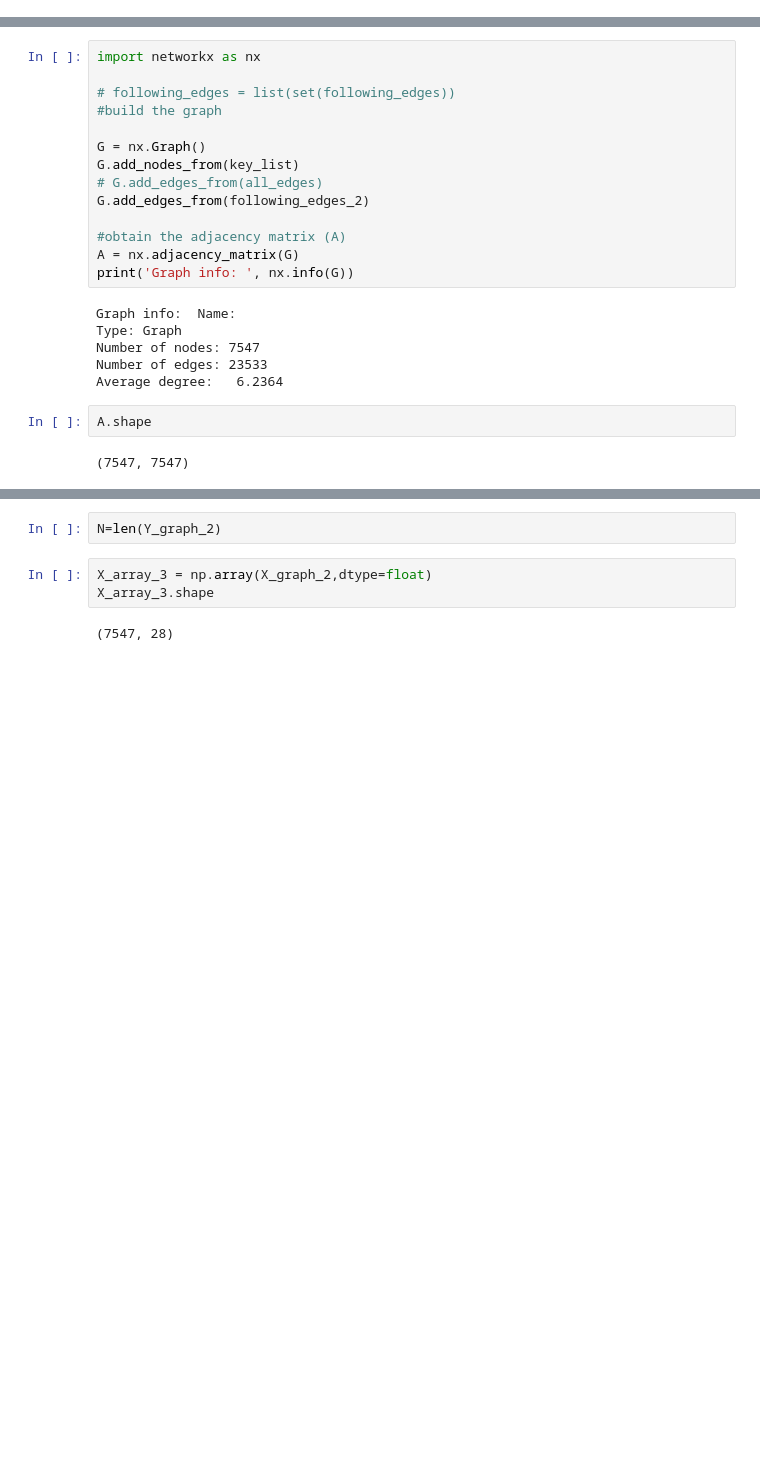
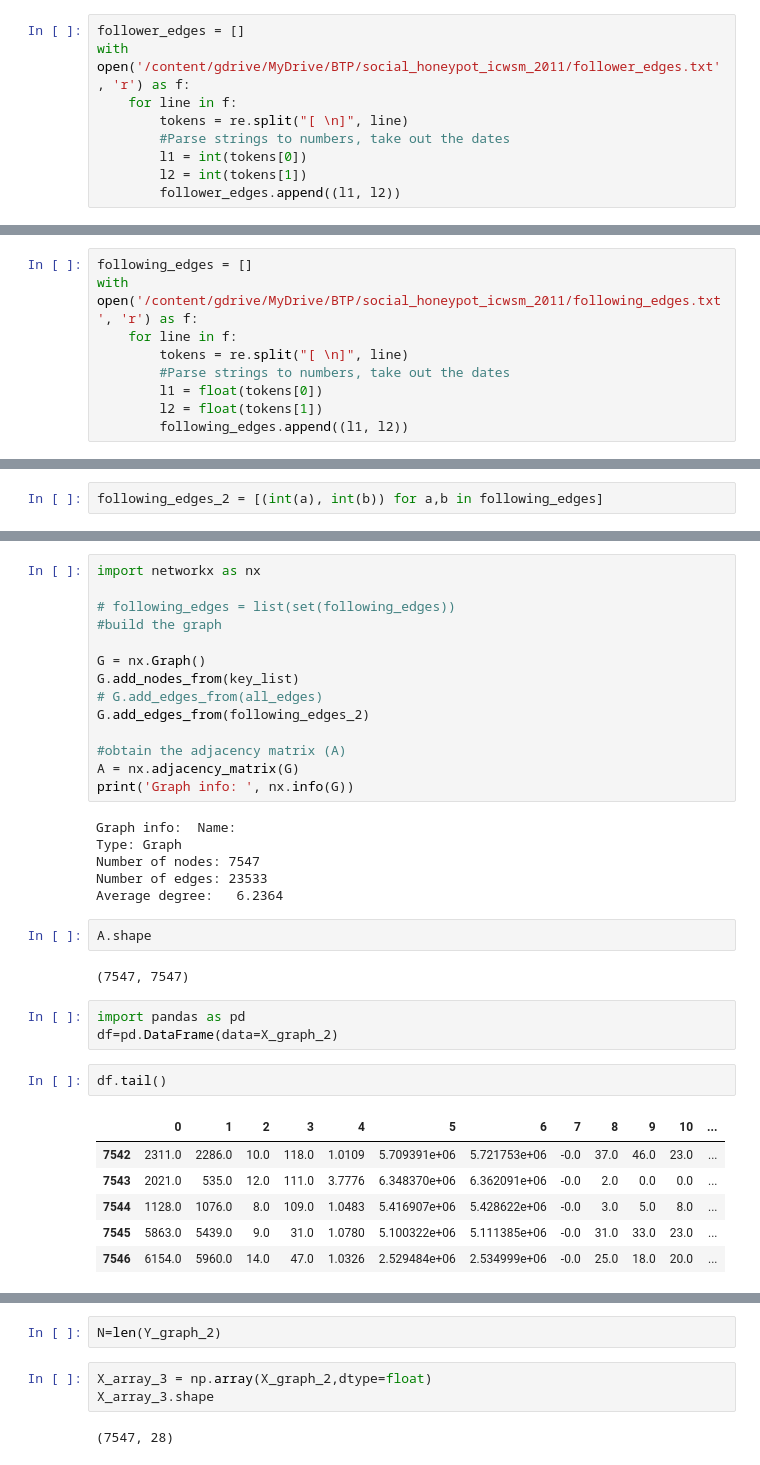
Before and after one commit to aayu24/BTP-Phase-II, a Jupyter notebook: base_line.ipynb, the cells around one changed output, grey strips where cells are left out. Cells and saved outputs as stored; diff of their text form; blank space fills up the shorter version.

```diff
--- a/base_line.ipynb
+++ b/base_line.ipynb
@@ -891,0 +860,9 @@ len(bot_nodes_dict)
+# %%
+follower_edges = []
+with open('/content/gdrive/MyDrive/BTP/social_honeypot_icwsm_2011/follower_edges.txt', 'r') as f:
+    for line in f:
+        tokens = re.split("[ \n]", line)
+        #Parse strings to numbers, take out the dates
+        l1 = int(tokens[0])
+        l2 = int(tokens[1])
+        follower_edges.append((l1, l2))
@@ -892,7 +873,18 @@ len(bot_nodes_dict)
+# %%
+following_edges = []
+with open('/content/gdrive/MyDrive/BTP/social_honeypot_icwsm_2011/following_edges.txt', 'r') as f:
+    for line in f:
+        tokens = re.split("[ \n]", line)
+        #Parse strings to numbers, take out the dates
+        l1 = float(tokens[0])
+        l2 = float(tokens[1])
+        following_edges.append((l1, l2))
 # %%
 len([r[0] for r in polluters])
 # %% [output]
 22179
+# %%
+following_edges_2 = [(int(a), int(b)) for a,b in following_edges]
 # %%
 following_bot_count=0
 following_legit_nodes=[]
@@ -1241,3 +1207,15 @@ Average degree:   6.2364
 A.shape
 # %% [output]
 (7547, 7547)
+# %%
+import pandas as pd
+df=pd.DataFrame(data=X_graph_2)
+# %%
+df.tail()
+# %% [output]
+|  | 0 | 1 | 2 | 3 | 4 | 5 | 6 | 7 | 8 | 9 | 10 | ... |
+| 7542 | 2311.0 | 2286.0 | 10.0 | 118.0 | 1.0109 | 5.709391e+06 | 5.721753e+06 | -0.0 | 37.0 | 46.0 | 23.0 | ... |
+| 7543 | 2021.0 | 535.0 | 12.0 | 111.0 | 3.7776 | 6.348370e+06 | 6.362091e+06 | -0.0 | 2.0 | 0.0 | 0.0 | ... |
+| 7544 | 1128.0 | 1076.0 | 8.0 | 109.0 | 1.0483 | 5.416907e+06 | 5.428622e+06 | -0.0 | 3.0 | 5.0 | 8.0 | ... |
+| 7545 | 5863.0 | 5439.0 | 9.0 | 31.0 | 1.0780 | 5.100322e+06 | 5.111385e+06 | -0.0 | 31.0 | 33.0 | 23.0 | ... |
+| 7546 | 6154.0 | 5960.0 | 14.0 | 47.0 | 1.0326 | 2.529484e+06 | 2.534999e+06 | -0.0 | 25.0 | 18.0 | 20.0 | ... |
```
Also changed, not shown: parts of 58 cells of this notebook.
